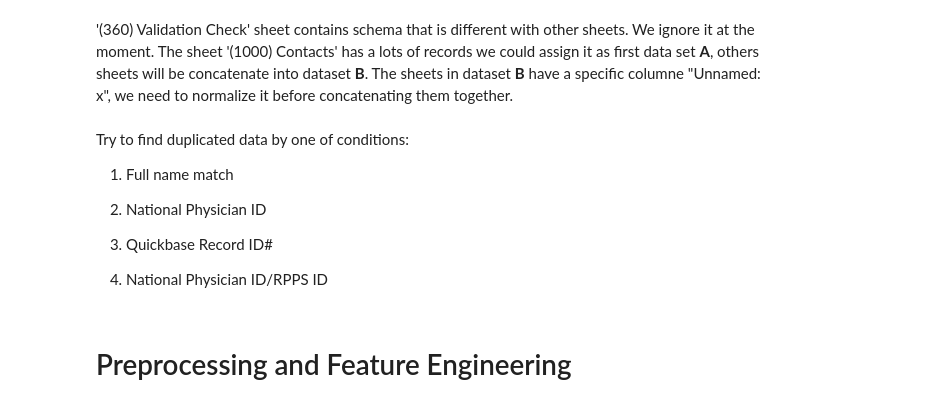
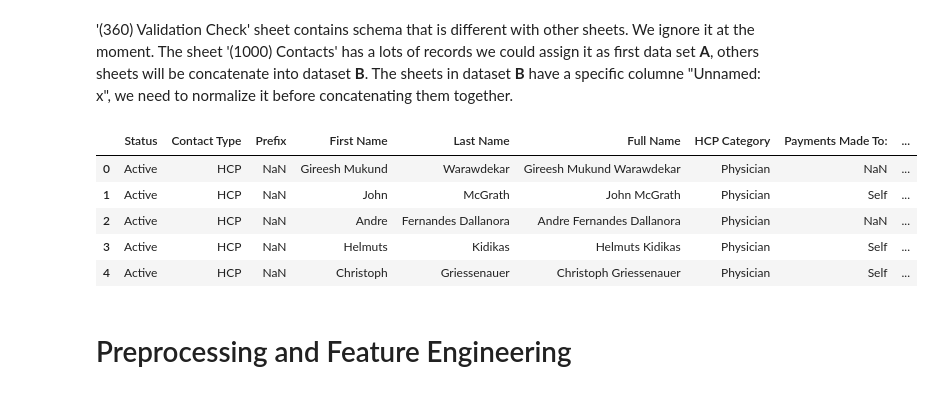
Before and after one commit to lidia-k/PatternX-Duplicate-Finder, a Jupyter notebook: notebook/DaNangML_demo.ipynb, the cells around one changed output. Saved outputs shown, nothing was run; the diff lists cells and outputs as text; code cells hidden in the pictures.

```diff
--- a/notebook/DaNangML_demo.ipynb
+++ b/notebook/DaNangML_demo.ipynb
@@ -95,10 +80,0 @@ B = pd.concat(B)
-# %% [markdown]
-Try to find duplicated data by one of conditions:
-
-1) Full name match
-
-2) National Physician ID
-
-3) Quickbase Record ID#
-
-4) National Physician ID/RPPS ID
@@ -105,3 +100,17 @@ Try to find duplicated data by one of conditions:
+# %%
+A, B = build_data_pair(
+    items_in_A=[df_dict['(1000) Contacts']],
+    items_in_B=[df_dict['(800) No SAP Number and Export '], df_dict['(340) US HCPs'], df_dict['(320) OUS HCPs'], df_dict['(20) France HCPs']]
+)
+
+A.head()
+# %% [output]
+|  | Status | Contact Type | Prefix | First Name | Last Name | Full Name | HCP Category | Payments Made To: | ... |
+| 0 | Active | HCP | NaN | Gireesh Mukund | Warawdekar | Gireesh Mukund Warawdekar | Physician | NaN | ... |
+| 1 | Active | HCP | NaN | John | McGrath | John McGrath | Physician | Self | ... |
+| 2 | Active | HCP | NaN | Andre | Fernandes Dallanora | Andre Fernandes Dallanora | Physician | NaN | ... |
+| 3 | Active | HCP | NaN | Helmuts | Kidikas | Helmuts Kidikas | Physician | Self | ... |
+| 4 | Active | HCP | NaN | Christoph | Griessenauer | Christoph Griessenauer | Physician | Self | ... |
 # %% [markdown]
 # Preprocessing and Feature Engineering
 # %%
```
Also changed, not shown: parts of 16 cells of this notebook, 1 other file.
